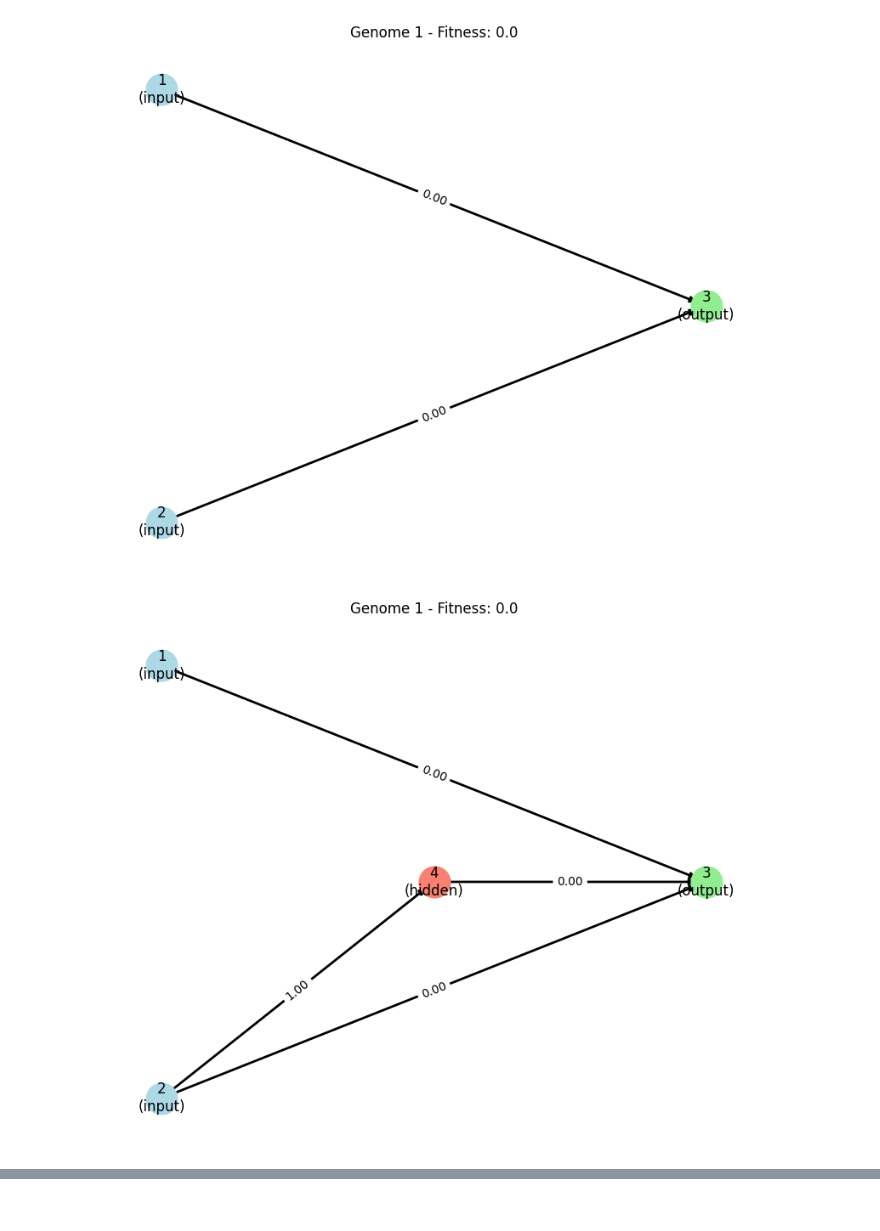
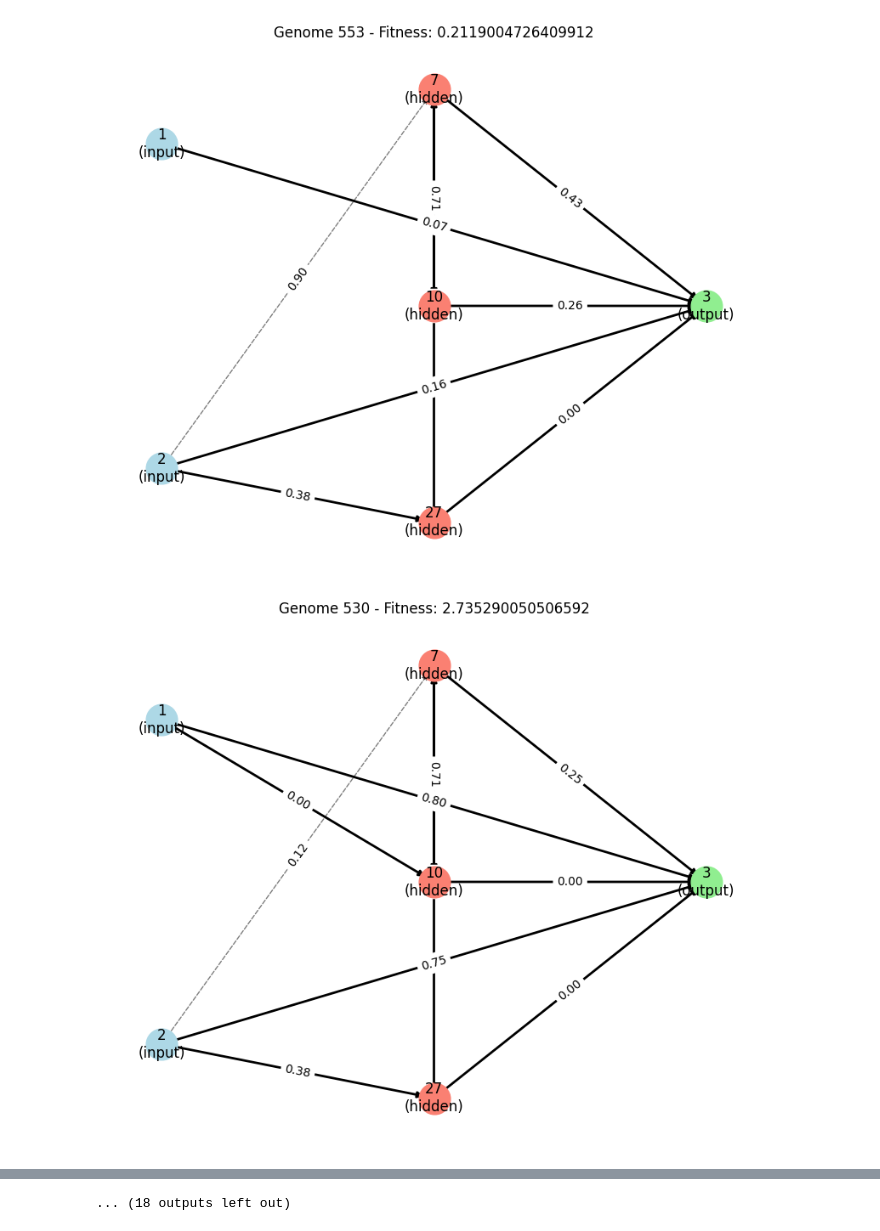
Before and after one commit to St0pien/rocket-learning, a Jupyter notebook: Tools/visualizer.ipynb, the cells around one changed output, grey strips where cells are left out. Cells and saved outputs as stored; diff of their text form; code cells hidden in the pictures.

```diff
--- a/Tools/visualizer.ipynb
+++ b/Tools/visualizer.ipynb
@@ -140,13 +140,13 @@ def visualize_neural_network(json_data):
         node_labels = {n: f"{n}\n({d['type']})" for n, d in G.nodes(data=True)}
         nx.draw_networkx_labels(G, pos, labels=node_labels)
 
-        plt.title(f"Genome {i+1} - Fitness: {genome.get('Fitness', 0.0)}")
+        plt.title(f"Genome {genome.get('Id')} - Fitness: {genome.get('Fitness', 0.0)}")
         plt.axis('off')
 
     plt.tight_layout()
     plt.show()
 # %%
-visualize_neural_network("../data/quatro.json")
+visualize_neural_network("../data/fit19.json")
 # %% [output]
-[figure, old version]
+[figure, new version]
-[figure, old version]
+[figure, new version]
@@ -155,0 +163 @@ visualize_neural_network("../data/quatro.json")
+... (18 outputs left out)
```
Also changed, not shown: parts of 1 cell of this notebook, 12 other files.
